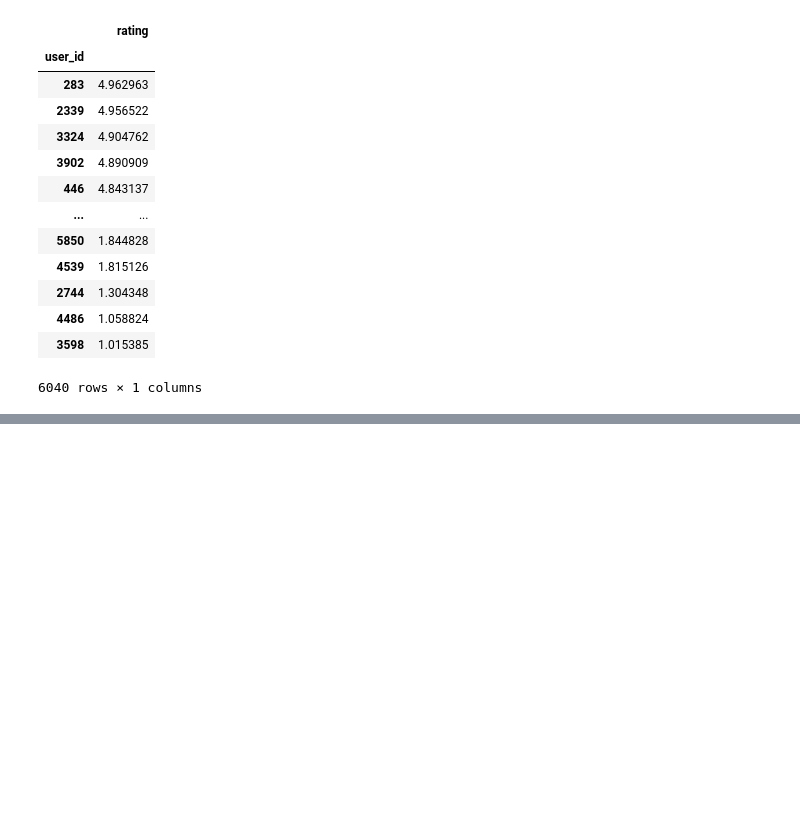
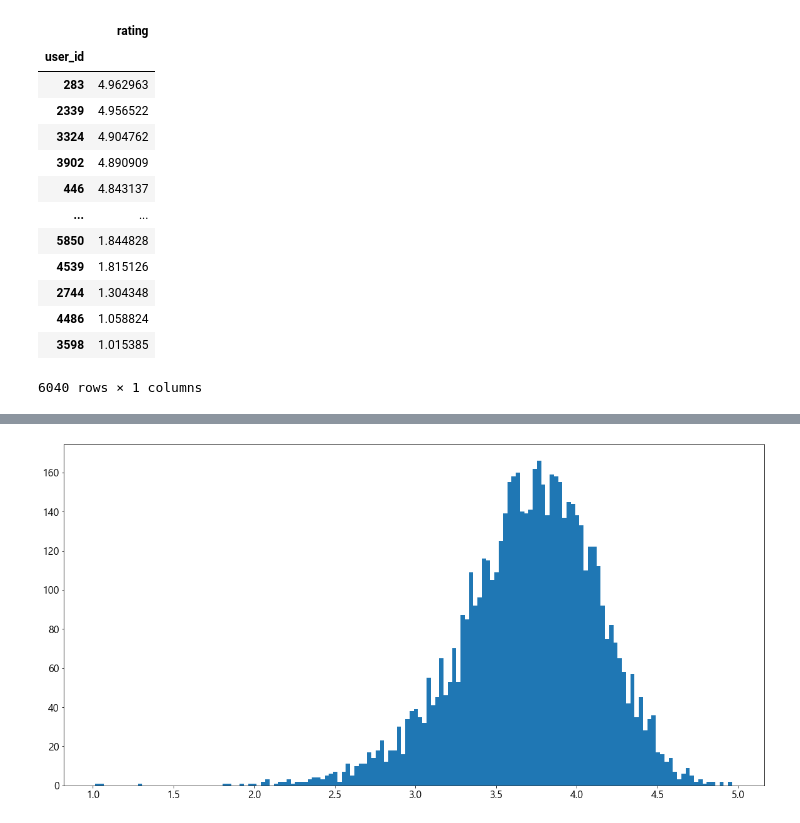
Before and after one commit to kamunbee/project_workspace, a Jupyter notebook: 02_데이터분석/15_영화 평점 데이터 분석.ipynb, the cells around one changed output, grey strips where cells are left out. Drawn from its saved outputs; the diff is of its cells as text; code cells hidden in the pictures; blank space fills up the shorter version.

```diff
--- a/02_데이터분석/15_영화 평점 데이터 분석.ipynb
+++ b/02_데이터분석/15_영화 평점 데이터 분석.ipynb
@@ -545,0 +573,6 @@ a1.sort_values(by='rating', ascending= False)
+# %%
+# 유저별로 평가한 영화 점수 평균의 분포
+user_grouped_rating_info['rated_mean'].hist(bins=150, grid=False)
+plt.show()
+# %% [output]
+[figure, added]
```
Also changed, not shown: parts of 32 cells of this notebook.
